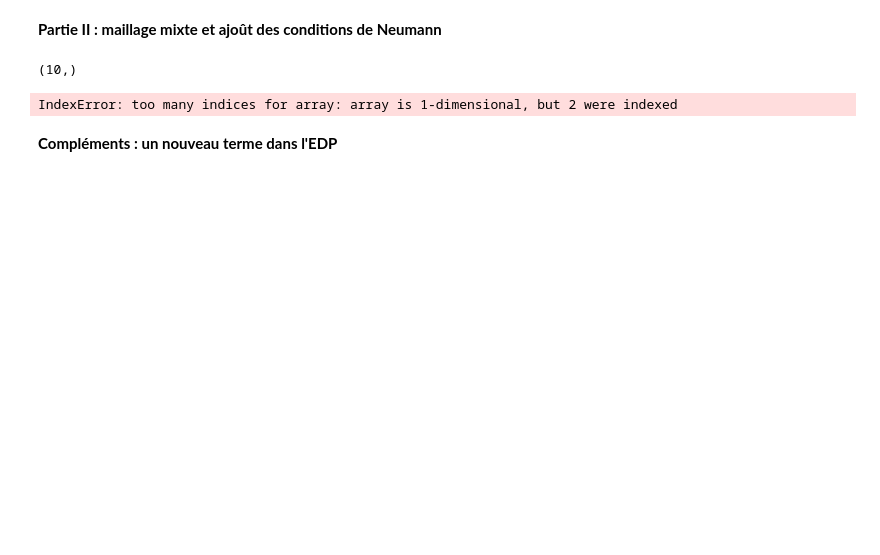
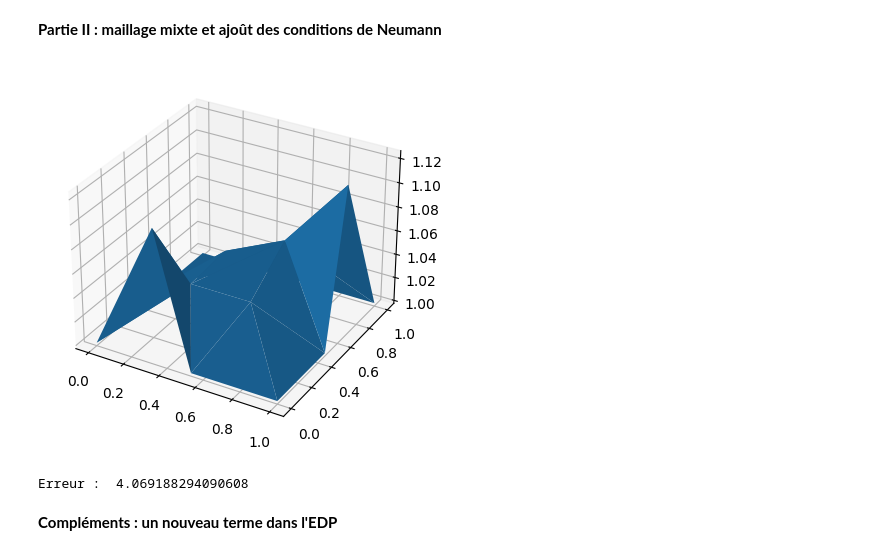
Before and after one commit to Tomosaure/Work, a Jupyter notebook: 2A/S8/EDP/TP-EDP.ipynb, the cells around one changed output. Saved outputs shown, nothing was run; the diff lists cells and outputs as text; code cells hidden in the pictures; blank space fills up the shorter version.

```diff
--- a/2A/S8/EDP/TP-EDP.ipynb
+++ b/2A/S8/EDP/TP-EDP.ipynb
@@ -194,8 +178,9 @@ Erreur :  99.99724516705733
 ############################# Maillage mixte ################
 e3=np.array([[1,2,12],[2,3,12],[3,4,14],[4,5,14],[2,15,3],[3,15,4]]).astype(int)
 e4=np.array([[0,1,12,11],[11,12,13,10],[12,3,14,13],[10,13,8,9],[13,14,7,8],[14,5,6,7]]).astype(int)
-dds=np.array([2,15,4,6,7,8,9,10,11,0]).astype(int)
+dds=([2,15,4,6,7,8,9,10,11,0])
 nns=np.array([[4,5],[5,6],[0,1],[1,2]]).astype(int)
+#nns=np.array([]).astype(int)
 ccs=np.array([[0.,0.],[0.33333333333333,0],[0.53333333333333,0.],
                       [0.66666666666667,0.33333333333333],[1.,0.47],[1,0.66666666666667],
                      [1.,1.],[0.66666666666667,1.],[0.33333333333333,1.], [0.,1.],
@@ -207,8 +192,9 @@ def matrice_raideur_quadrangle(sommets):
     A,B,C,D= sommets
     J = np.array([B-A, C-A]).T
     alpha = np.linalg.det(J)
-    Jinv = np.linalg.inv(np.dot(J,J.T))
+    Jinv = np.linalg.inv(J.T.dot(J))
     a,b,c = Jinv[0][0], Jinv[0][1], Jinv[1][1]
+
     m = np.zeros((4,4))
     m[0][0] = 2*a+3*b+2*c
     m[0][1] = -2*a+c
@@ -216,12 +202,12 @@ def matrice_raideur_quadrangle(sommets):
     m[0][3] = a-2*c
     m[1][0] = m[0][1]
     m[1][1] = 2*a-3*b+2*c
-    m[1][2] = a-2*c
+    m[1][2] = m[0][3]
     m[1][3] = -a+3*b-c
     m[2][0] = m[0][2]
     m[2][1] = m[1][2]
     m[2][2] = m[0][0]
-    m[2][3] = -2*a+c
+    m[2][3] = m[0][1]
     m[3][0] = m[0][3]
     m[3][1] = m[1][3]
     m[3][2] = m[2][3]
@@ -236,9 +222,9 @@ def matrice_raideur_quadrangle(sommets):
 def f (x,y):
     return np.sin(np.pi*x)*np.sin(np.pi*y)
 def ud (x,y):
-    return 0
+    return 1
 def g (x,y):
-    return 0
+    return 1
 
 def assemblage_matrice_mixte(elements3, elements4, dirichlet, neumann, coordinates):
     l,_ = np.shape(coordinates)
@@ -281,31 +267,31 @@ def assemblage_matrice_mixte(elements3, elements4, dirichlet, neumann, coordinat
         y1 = coordinates[i1][1]
         x2 = coordinates[i2][0]
         y2 = coordinates[i2][1]
-        b[i1] += g(x1,y1)*np.sqrt((x2-x1)**2+(y2-y1)**2)/2
-        b[i2] += g(x2,y2)*np.sqrt((x2-x1)**2+(y2-y1)**2)/2
+        xg = (x1+x2)/2
+        yg = (y1+y2)/2
+        d = np.sqrt((x2-x1)**2+(y2-y1)**2)
+        b[i1] += g(xg,yg)*(d/2)
+        b[i2] += g(xg,yg)*(d/2)
 
-    sommets2 = [i for i in range(n*n) if i not in dirichlet[:,0]]
-    print(sommets2)
+    sommets2 = [i for i in range(l) if i not in dirichlet]
     a_aux = a[sommets2]
     a_aux = a_aux.T[sommets2].T
     b_aux = b[sommets2]
     return a_aux,b_aux,U,sommets2
 # %%
-n = 10
-print(np.shape(dds))
 a,b,U,sommets = assemblage_matrice_mixte(e3, e4, dds, nns, ccs)
 u = np.linalg.solve(a,b)
 
-u_complet = np.zeros(n*n)
+u_complet = np.zeros(len(ccs))
 u_complet[sommets] = u[:,0]
-for i in dirichlet:
-    u_complet[i[0]] = ud(coordinates[i[0],0],coordinates[i[0],1])
+for i in dds:
+    u_complet[i] = ud(ccs[i,0],ccs[i,1])
 
-show(coordinates,u_complet)
-erreur = np.linalg.norm(f(coordinates[:,0],coordinates[:,1])/(2*np.pi**2) - u_complet)
+show(ccs,u_complet)
+erreur = np.linalg.norm(f(ccs[:,0],ccs[:,1])/(2*np.pi**2) - u_complet)
 print("Erreur : ",erreur)
 # %% [output]
+[figure, added]
-(10,)
+Erreur :  4.069188294090608
-IndexError: too many indices for array: array is 1-dimensional, but 2 were indexed
 # %% [markdown]
 **Compléments  :  un nouveau terme dans l'EDP**
```
Also changed, not shown: parts of 2 cells of this notebook, 18 other files.
